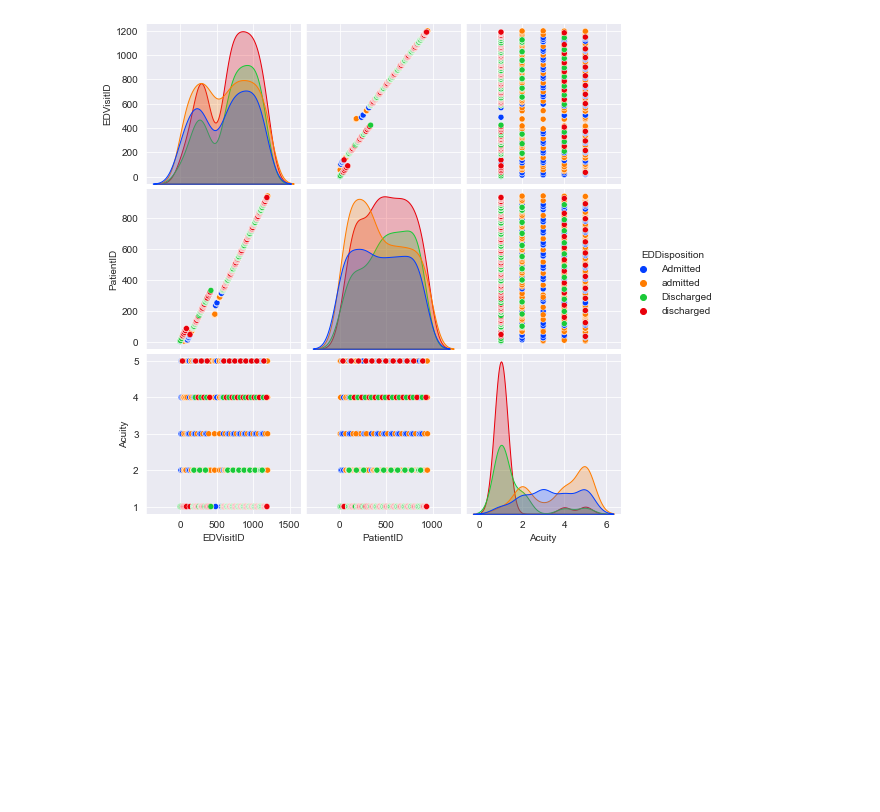
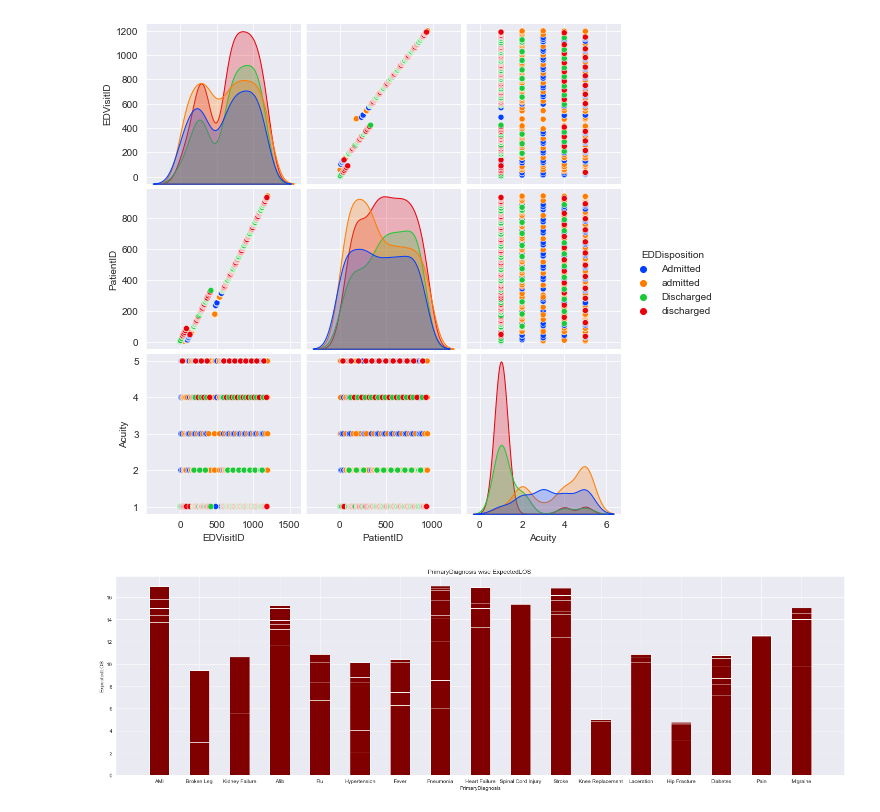
Before and after one commit to dbdebalinab/NumpyWarriors1, a Jupyter notebook: Hackthon/Kalyani_Numpy.ipynb, the cells around one changed output. Saved outputs shown, nothing was run; the diff lists cells and outputs as text; code cells hidden in the pictures; blank space fills up the shorter version.

```diff
--- a/Hackthon/Kalyani_Numpy.ipynb
+++ b/Hackthon/Kalyani_Numpy.ipynb
@@ -27,3 +27,23 @@ sns.pairplot(df_ED, hue ='EDDisposition',palette='bright')
 plt.show()
 # %% [output]
 [figure]
+# %%
+#8.Create a bar chart between expectedLOS & Primary diagnosis.
+# loading dataset using Pandas
+df= pd.read_excel("HospitalDatabase .xlsx",sheet_name="Discharges")
+LOS = df['ExpectedLOS']
+PD = df['PrimaryDiagnosis']
+
+# Figure Size
+fig = plt.figure(figsize = (25, 7))
+
+# creating the bar plot
+plt.xlabel("PrimaryDiagnosis")
+plt.ylabel("ExpectedLOS")
+plt.title("PrimaryDiagnosis wise ExpectedLOS ")
+plt.bar(PD,LOS,color='maroon',width=0.5)
+
+#TO Show
+plt.show()
+# %% [output]
+[figure, added]
```
